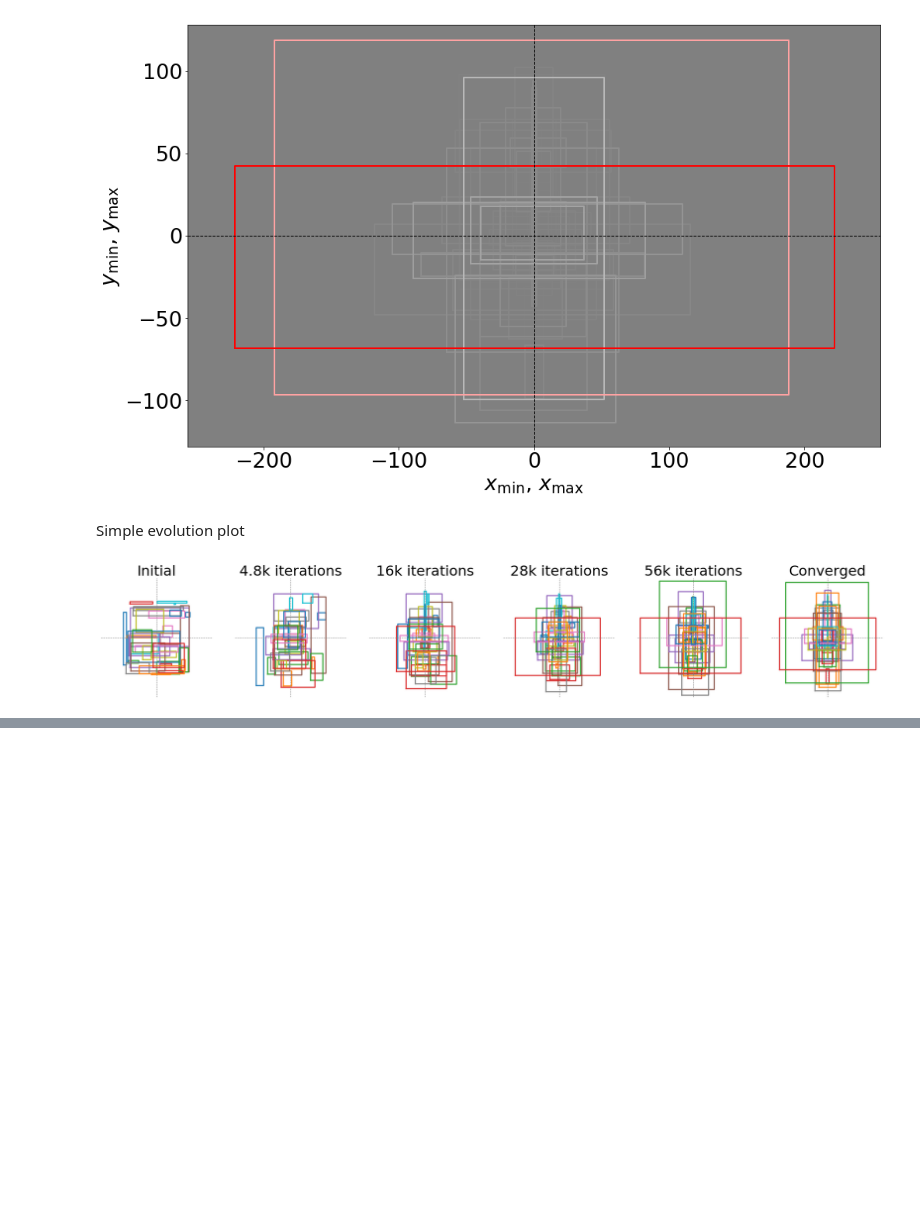
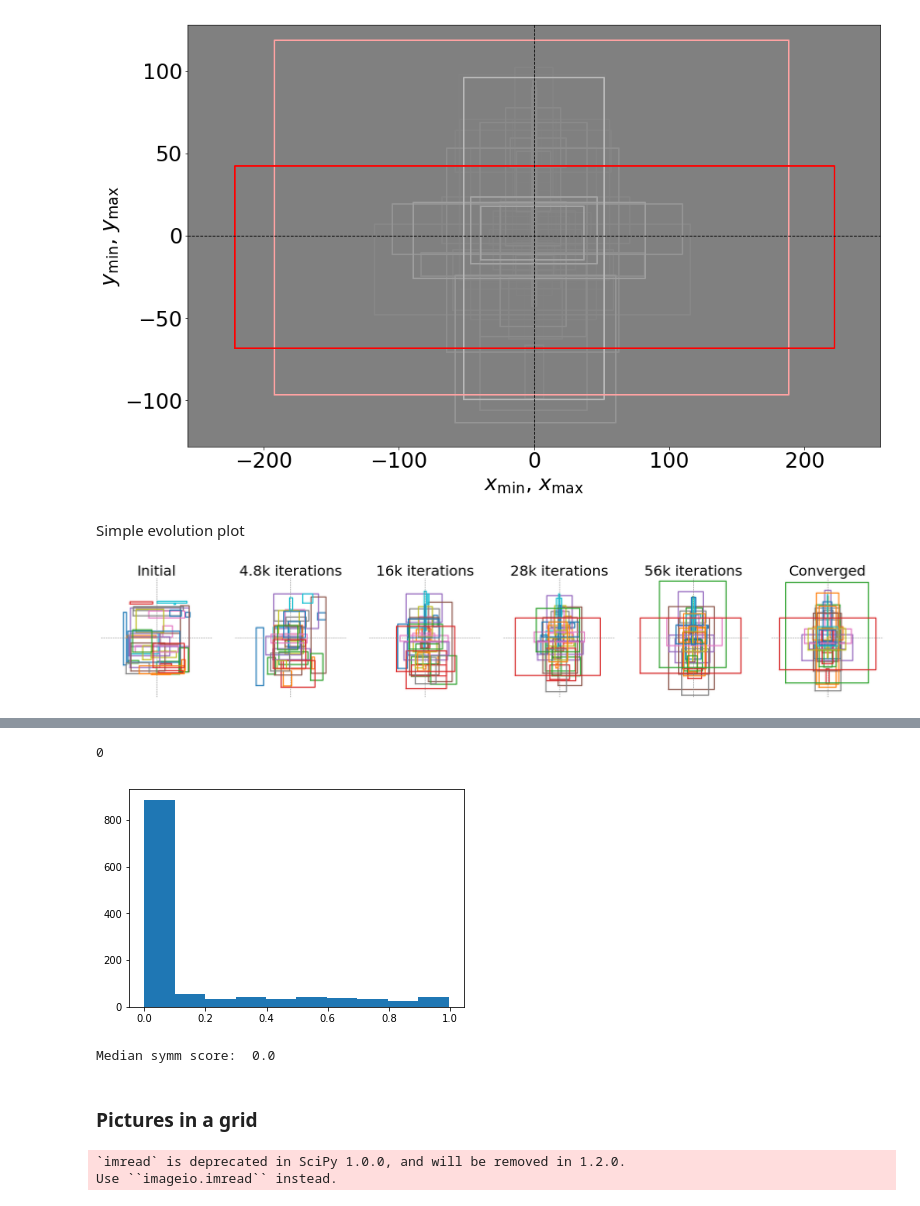
Before and after one commit to shrubb/integral-layer, a Jupyter notebook: Scripts/Plot stuff.ipynb, the cells around one changed output, grey strips where cells are left out. Drawn from its saved outputs; the diff is of its cells as text; code cells hidden in the pictures; blank space fills up the shorter version.

```diff
--- a/Scripts/Plot stuff.ipynb
+++ b/Scripts/Plot stuff.ipynb
@@ -240,0 +291,22 @@ fig.savefig('BoxDistributions/box-evolution.pdf', bbox_inches='tight')
+# %%
+plt.hist(symm_scores)
+print(0)
+# %% [output]
+0
+[figure, added]
+# %%
+all_boxes = itertools.chain.from_iterable( \
+    zip(*(wDeb[param] for param in ('xMin', 'xMax', 'yMin', 'yMax'))) for wDeb in wDebs)
+
+symm_scores = np.fromiter(filter(lambda x: x >= 0, map(symm_score_iou, all_boxes)), dtype=np.float64)
+print('Median symm score: ', np.median(symm_scores))
+# %% [output]
+Median symm score:  0.0
+# %% [markdown]
+### Pictures in a grid
+# %%
+from scipy import misc
+a =
+# %% [output]
+`imread` is deprecated in SciPy 1.0.0, and will be removed in 1.2.0.
+Use ``imageio.imread`` instead.
```
Also changed, not shown: parts of 11 cells of this notebook, 4 other files.
